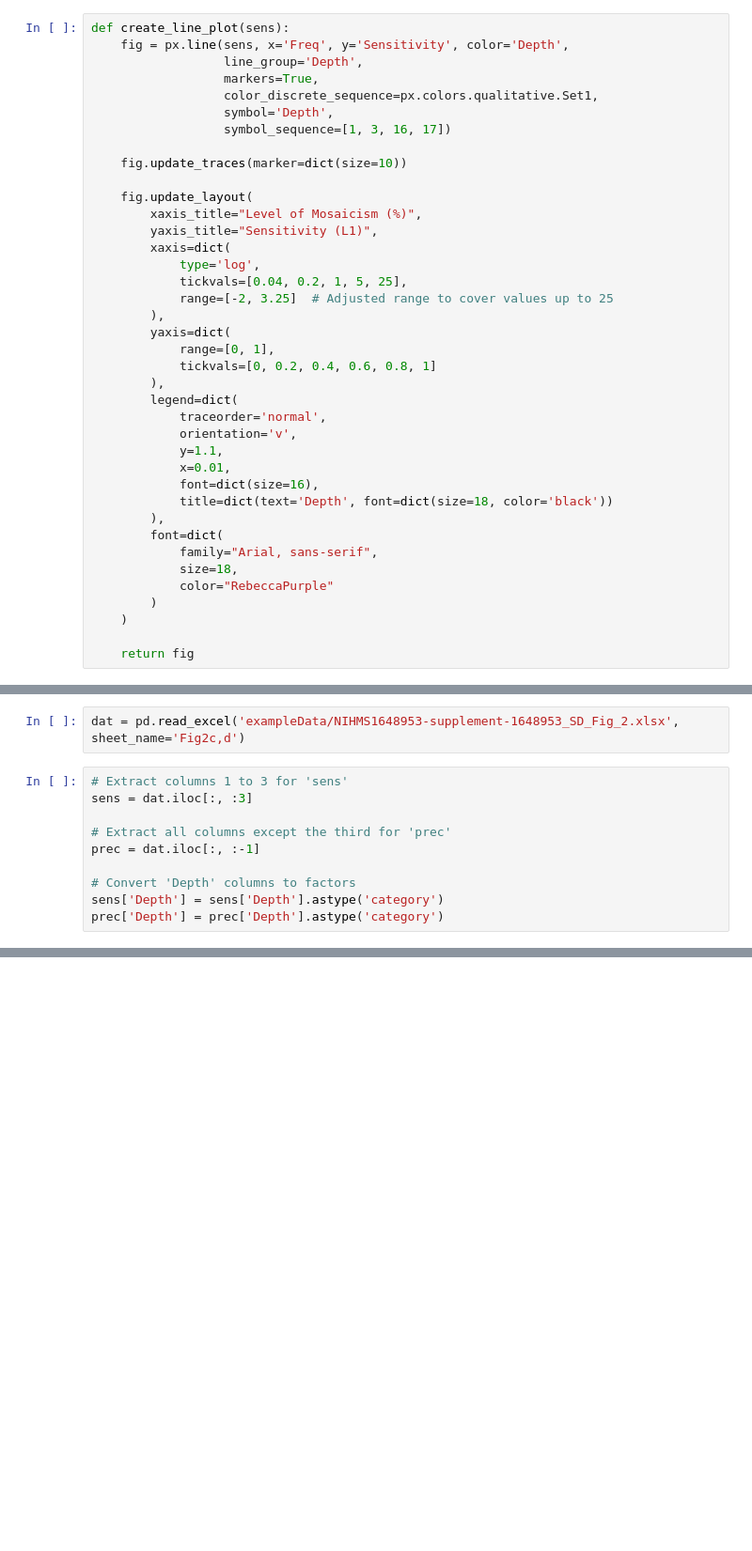
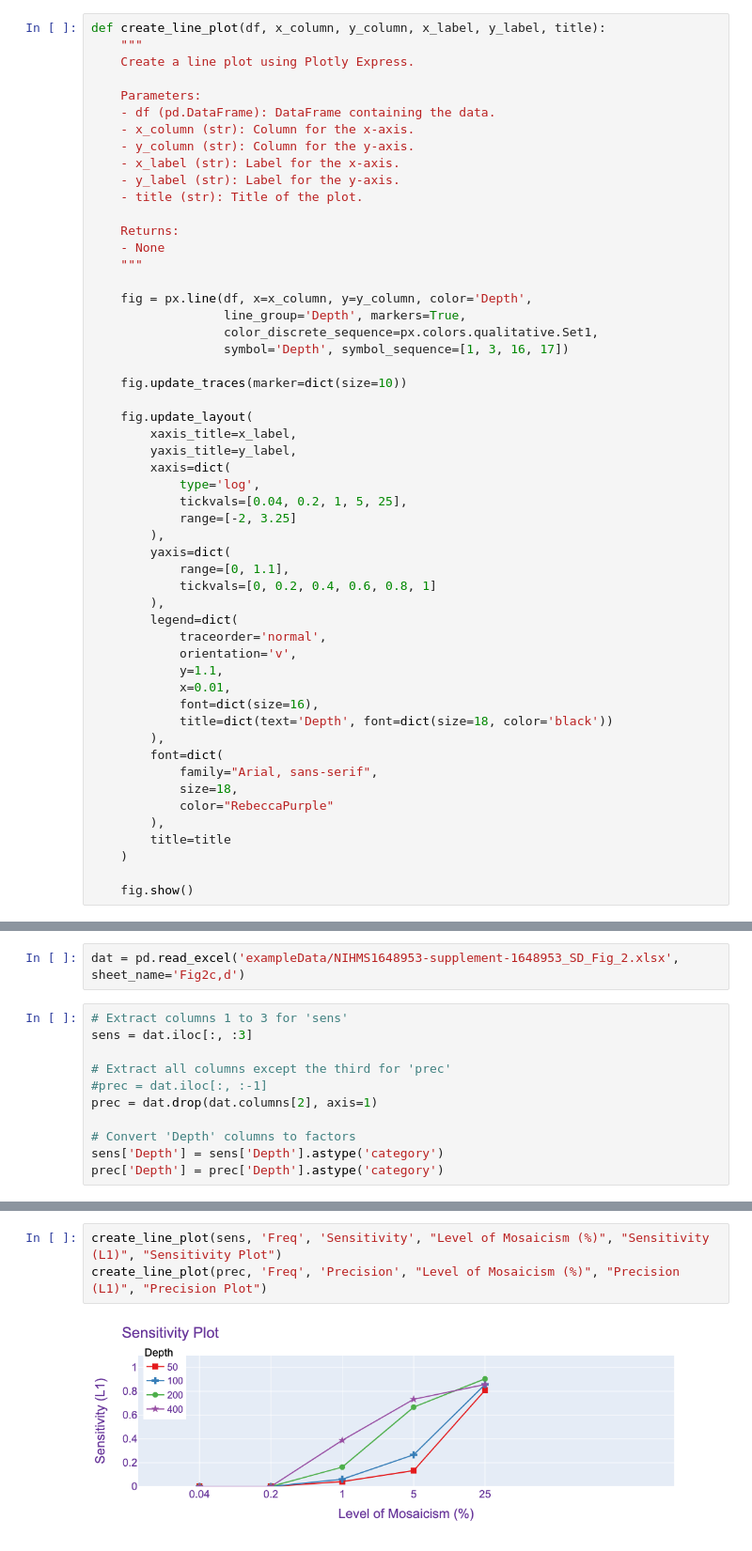
Before and after one commit to junseokpark/SMaHT, a Jupyter notebook: analysis/2.performanceCheck.ipynb, the cells around one changed output, grey strips where cells are left out. Shown: that part at 94% size. Saved outputs shown, nothing was run; the diff lists cells and outputs as text; blank space fills up the shorter version.

```diff
--- a/analysis/2.performanceCheck.ipynb
+++ b/analysis/2.performanceCheck.ipynb
@@ -151,26 +151,39 @@ def plot_sensitivity_boxstrip(df, x_column, y_column,
 #     # Show the figure
 #     fig.show()
 # %%
-def create_line_plot(sens):
-    fig = px.line(sens, x='Freq', y='Sensitivity', color='Depth',
-                  line_group='Depth',
-                  markers=True,
+def create_line_plot(df, x_column, y_column, x_label, y_label, title):
+    """
+    Create a line plot using Plotly Express.
+
+    Parameters:
+    - df (pd.DataFrame): DataFrame containing the data.
+    - x_column (str): Column for the x-axis.
+    - y_column (str): Column for the y-axis.
+    - x_label (str): Label for the x-axis.
+    - y_label (str): Label for the y-axis.
+    - title (str): Title of the plot.
+
+    Returns:
+    - None
+    """
+
+    fig = px.line(df, x=x_column, y=y_column, color='Depth',
+                  line_group='Depth', markers=True,
                   color_discrete_sequence=px.colors.qualitative.Set1,
-                  symbol='Depth',
-                  symbol_sequence=[1, 3, 16, 17])
+                  symbol='Depth', symbol_sequence=[1, 3, 16, 17])
 
     fig.update_traces(marker=dict(size=10))
 
     fig.update_layout(
-        xaxis_title="Level of Mosaicism (%)",
-        yaxis_title="Sensitivity (L1)",
+        xaxis_title=x_label,
+        yaxis_title=y_label,
         xaxis=dict(
             type='log',
             tickvals=[0.04, 0.2, 1, 5, 25],
-            range=[-2, 3.25]  # Adjusted range to cover values up to 25
+            range=[-2, 3.25]
         ),
         yaxis=dict(
-            range=[0, 1],
+            range=[0, 1.1],
             tickvals=[0, 0.2, 0.4, 0.6, 0.8, 1]
         ),
         legend=dict(
@@ -185,10 +198,11 @@ def create_line_plot(sens):
             family="Arial, sans-serif",
             size=18,
             color="RebeccaPurple"
-        )
+        ),
+        title=title
     )
 
-    return fig
+    fig.show()
 # %% [markdown]
 # 1. Sensitivity, Precision, False Positive Plots
 # %%
@@ -240,7 +253,8 @@ dat = pd.read_excel('exampleData/NIHMS1648953-supplement-1648953_SD_Fig_2.xlsx',
 sens = dat.iloc[:, :3]
 
 # Extract all columns except the third for 'prec'
-prec = dat.iloc[:, :-1]
+#prec = dat.iloc[:, :-1]
+prec = dat.drop(dat.columns[2], axis=1)
 
 # Convert 'Depth' columns to factors
 sens['Depth'] = sens['Depth'].astype('category')
@@ -251,0 +264,5 @@ create_line_plot(sens)
+# %%
+create_line_plot(sens, 'Freq', 'Sensitivity', "Level of Mosaicism (%)", "Sensitivity (L1)", "Sensitivity Plot")
+create_line_plot(prec, 'Freq', 'Precision', "Level of Mosaicism (%)", "Precision (L1)", "Precision Plot")
+# %% [output]
+[figure, added]
```
Also changed, not shown: parts of 7 cells of this notebook, 2 other files.
